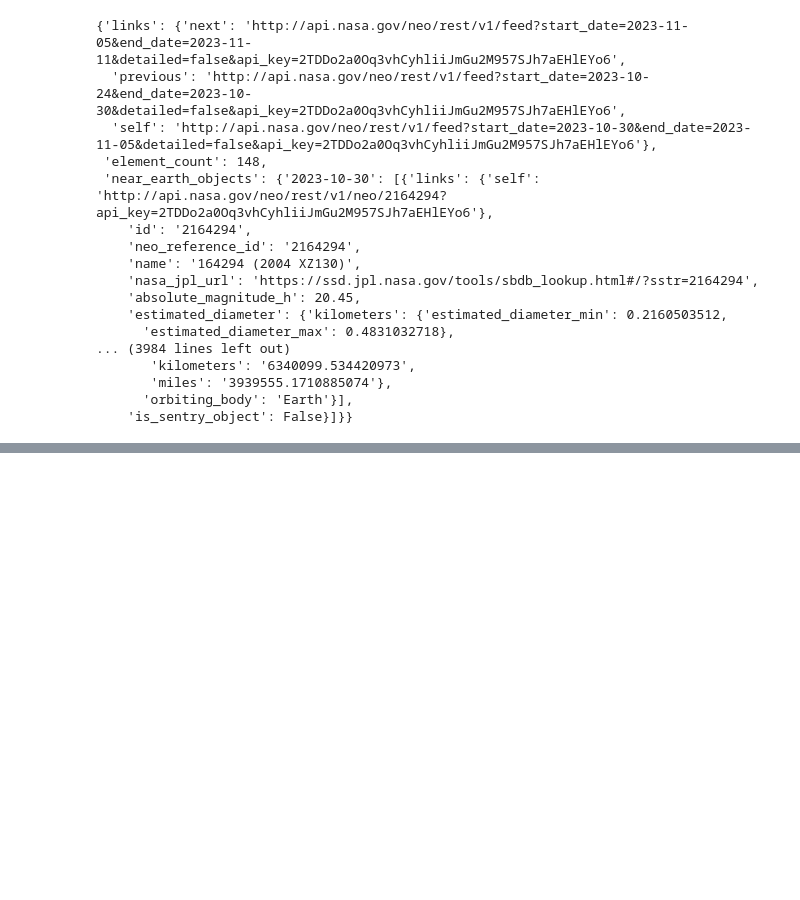
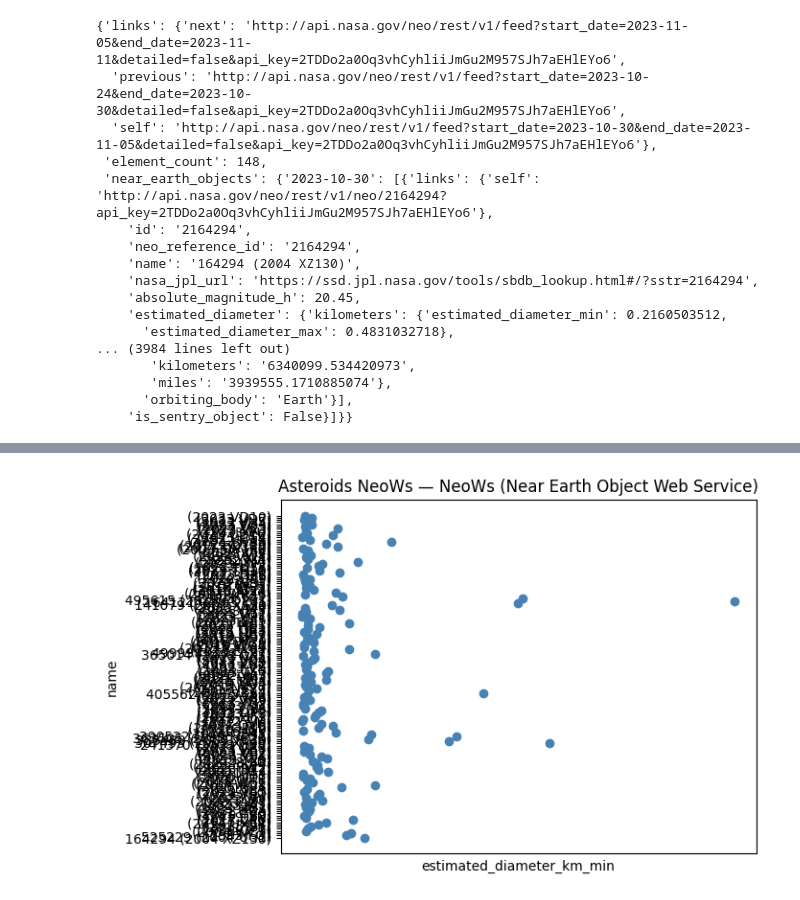
Before and after one commit to GALACICEK/NasaApi, a Jupyter notebook: nasa_api_test.ipynb, the cells around one changed output, grey strips where cells are left out. Saved outputs shown, nothing was run; the diff lists cells and outputs as text; code cells hidden in the pictures; blank space fills up the shorter version.

Commit message:
added plot Asteroids

```diff
--- a/nasa_api_test.ipynb
+++ b/nasa_api_test.ipynb
@@ -56,3 +57,33 @@ response_nov
        'miles': '3939555.1710885074'},
       'orbiting_body': 'Earth'}],
     'is_sentry_object': False}]}}
+# %%
+df = pd.DataFrame(columns=['id', 'name', 'date', 'estimated_diameter_km_min', 'estimated_diameter_km_max', 'close_approach_date', 'relative_velocity_km_per_hour'])
+
+for date, object_lists in response_nov['near_earth_objects'].items():
+    for object_list in object_lists:
+        id_value = object_list['id']
+        name_value = object_list['name']
+
+
+        estimated_diameter_data = object_list['estimated_diameter']['kilometers']
+        estimated_diameter_km_min = estimated_diameter_data['estimated_diameter_min']
+        estimated_diameter_km_max = estimated_diameter_data['estimated_diameter_max']
+
+
+        for close_approach_data in object_list['close_approach_data']:
+            close_approach_date_value = close_approach_data['close_approach_date']
+            relative_velocity_km_per_hour = close_approach_data['relative_velocity']['kilometers_per_hour']
+
+
+            df = pd.concat([df, pd.DataFrame({
+                'id': [id_value],
+                'name': [name_value],
+                'date': [date],
+                'estimated_diameter_km_min': [estimated_diameter_km_min],
+                'estimated_diameter_km_max': [estimated_diameter_km_max],
+                'close_approach_date': [close_approach_date_value],
+                'relative_velocity_km_per_hour': [relative_velocity_km_per_hour]
+            })], ignore_index=True)
+
+        #print(f"Date: {date}\tID: {id}\tName: {name}\tClose Approach Date: {close_approach_date}\tRelative Velocity: {relative_velocity}")
@@ -58,0 +106,16 @@ response_nov
+# %%
+# Label outliers
+plt.title('Asteroids NeoWs — NeoWs (Near Earth Object Web Service)')
+plt.xlabel('estimated_diameter_km_min')
+plt.ylabel('name')
+plt.tick_params(axis='both', which='both', labelbottom=False, bottom=False)
+
+for i in range(len(df)):
+    y = df['estimated_diameter_km_min'][i]
+    y = df['name'][i]
+    plt.plot(x, y, "o", color="steelblue")
+
+
+plt.show()
+# %% [output]
+[figure, added]
```
Also changed, not shown: parts of 3 cells of this notebook, 1 other file.
